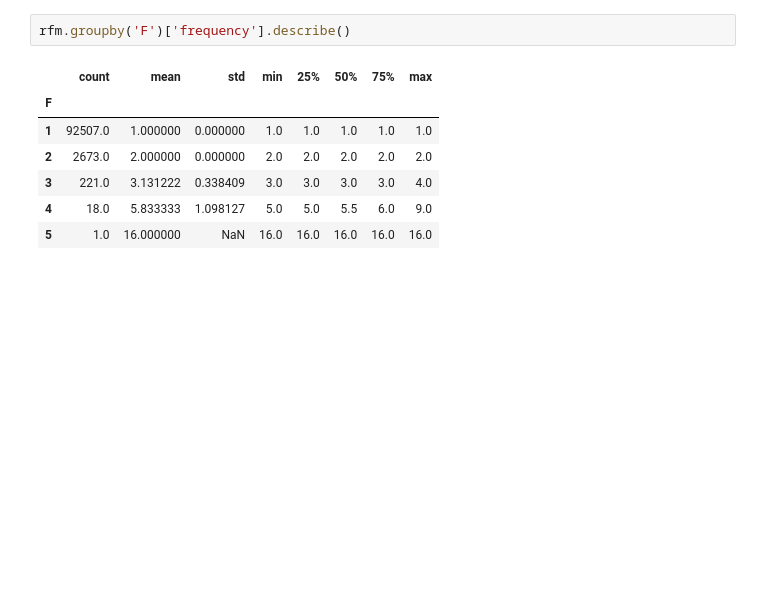
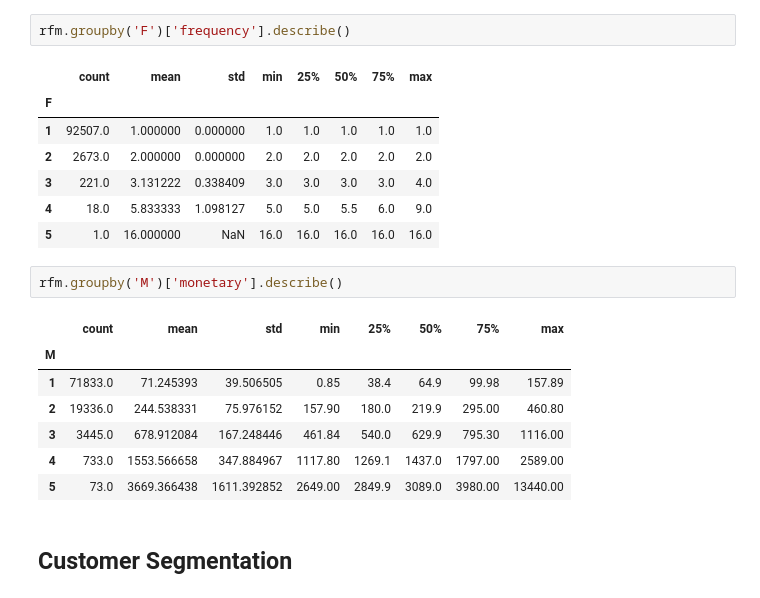
Before and after one commit to kyseshim/Kaggle_customers, a Jupyter notebook: Kaggle_customer.ipynb, the cells around one changed output. Drawn from its saved outputs; the diff is of its cells as text; blank space fills up the shorter version.

```diff
--- a/Kaggle_customer.ipynb
+++ b/Kaggle_customer.ipynb
@@ -208,3 +208,15 @@ rfm.groupby('F')['frequency'].describe()
 | 3 | 221.0 | 3.131222 | 0.338409 | 3.0 | 3.0 | 3.0 | 3.0 | 4.0 |
 | 4 | 18.0 | 5.833333 | 1.098127 | 5.0 | 5.0 | 5.5 | 6.0 | 9.0 |
 | 5 | 1.0 | 16.000000 | NaN | 16.0 | 16.0 | 16.0 | 16.0 | 16.0 |
+# %%
+rfm.groupby('M')['monetary'].describe()
+# %% [output]
+|  | count | mean | std | min | 25% | 50% | 75% | max |
+| M |  |  |  |  |  |  |  |  |
+| 1 | 71833.0 | 71.245393 | 39.506505 | 0.85 | 38.4 | 64.9 | 99.98 | 157.89 |
+| 2 | 19336.0 | 244.538331 | 75.976152 | 157.90 | 180.0 | 219.9 | 295.00 | 460.80 |
+| 3 | 3445.0 | 678.912084 | 167.248446 | 461.84 | 540.0 | 629.9 | 795.30 | 1116.00 |
+| 4 | 733.0 | 1553.566658 | 347.884967 | 1117.80 | 1269.1 | 1437.0 | 1797.00 | 2589.00 |
+| 5 | 73.0 | 3669.366438 | 1611.392852 | 2649.00 | 2849.9 | 3089.0 | 3980.00 | 13440.00 |
+# %% [markdown]
+## Customer Segmentation
```
Also changed, not shown: parts of 3 cells of this notebook, 1 other file.
